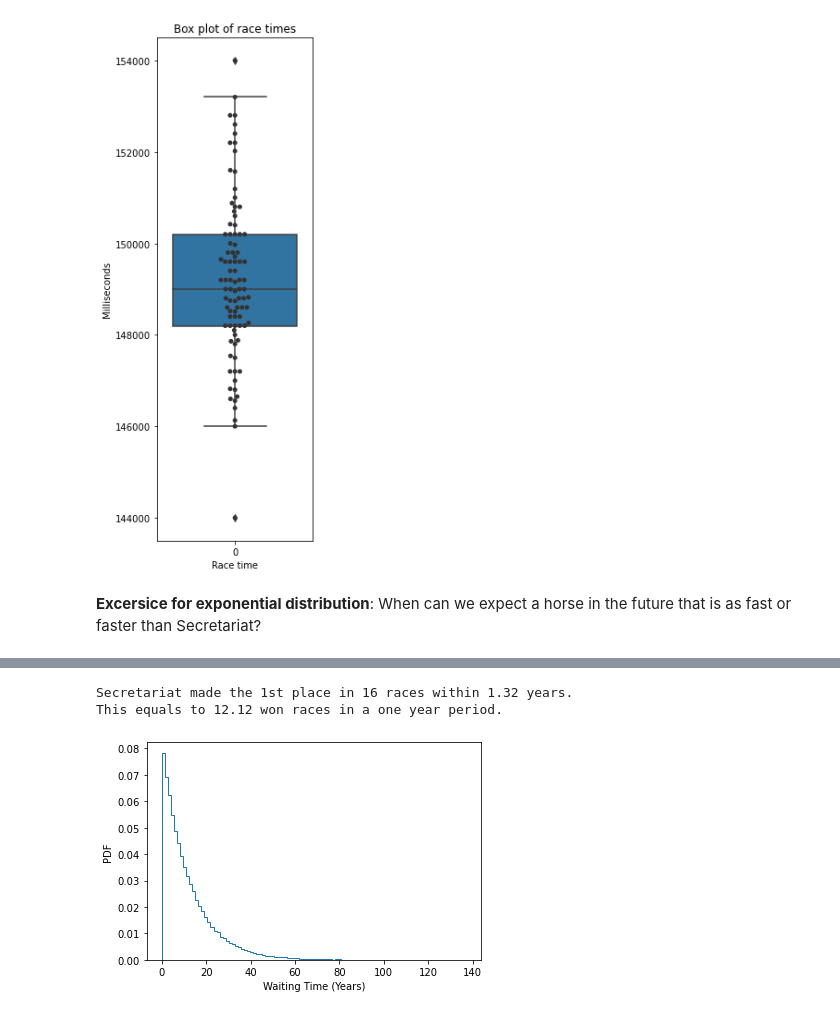
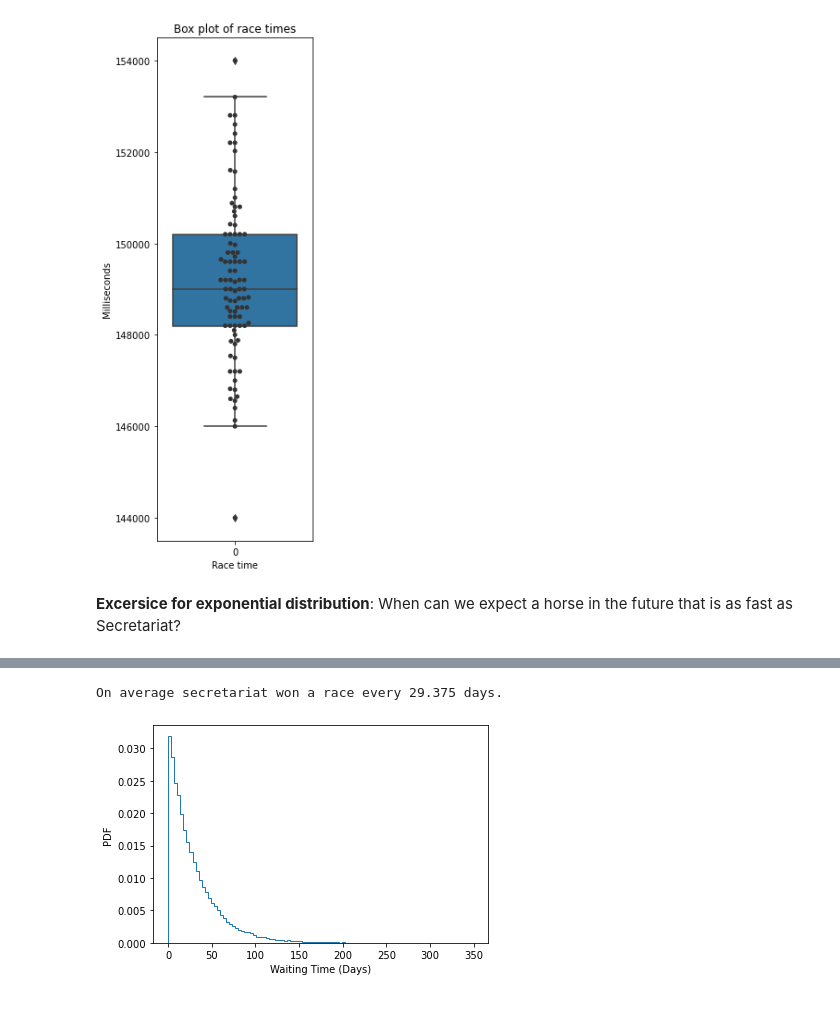
Before and after one commit to florianfrey1/vorlesung-data-science, a Jupyter notebook: belmont/belmont.ipynb, the cells around one changed output, grey strips where cells are left out. Drawn from its saved outputs; the diff is of its cells as text; code cells hidden in the pictures.

Commit message:
calculate mean between won races

```diff
--- a/belmont/belmont.ipynb
+++ b/belmont/belmont.ipynb
@@ -89,7 +89,7 @@ _ = ax.set_ylabel('Milliseconds')
 outliers: [144000.0, 154000.0]
 [figure]
 # %% [markdown]
-**Excersice for exponential distribution**: When can we expect a horse in the future that is as fast or faster than Secretariat?
+**Excersice for exponential distribution**: When can we expect a horse in the future that is as fast as Secretariat?
 # %%
 # Loading additional data with all the races that the horse secretariat has completed.
 # source: https://www.horseracingnation.com/horse/Secretariat
@@ -102,40 +102,51 @@ secretariat.head()
 | 2 | 09/29/1973 | Secretariat | 2nd | Bel | 1 1/2m | D | Woodward-G1 | 3+ | Prove Out | Secretariat | Cougar II | ... |
 | 3 | 09/15/1973 | Secretariat | 1st | Bel | 1 1/8 m | D | Marlboro Cup Invitational Handica... | 3+ | Secretariat | Riva Ridge | Cougar II | ... |
 | 4 | 08/04/1973 | Secretariat | 2nd | Sar | 1 1/8 m | D | Whitney-G2 | 3+ | Onion | Secretariat | Rule By Reason | ... |
-# %%
-# Get all 1st places of secretariat
-firstPlacesOfSecretariat = secretariat[secretariat["Fin"] == "1st"]
-
-# Format the date column
-secretariat["Date"] = pd.to_datetime(secretariat["Date"], format='%m/%d/%Y')
-
-# Calculate the time range of the 1st place wins
-timeRangeInYears = round((secretariat['Date'].max() - secretariat['Date'].min()) / np.timedelta64(1, 'Y'), 2)
-
-# Calculate the mean of won races per year
-wonRacesInOneYear = round(len(firstPlacesOfSecretariat) / timeRangeInYears, 2)
-
-# Output of the found values
-print(f'Secretariat made the 1st place in {len(firstPlacesOfSecretariat)} races within {timeRangeInYears} years.')
-print(f'This equals to {wonRacesInOneYear} won races in a one year period.')
-# %% [output]
-Secretariat made the 1st place in 16 races within 1.32 years.
-This equals to 12.12 won races in a one year period.
+# %%
+# Format the date column
+secretariat["Date"] = pd.to_datetime(secretariat["Date"], format='%m/%d/%Y')
+
+# Get all 1st places of secretariat
+firstPlacesOfSecretariat = secretariat[secretariat["Fin"] == "1st"]
+
+# Sort by date ascending
+firstPlacesOfSecretariat = firstPlacesOfSecretariat.sort_values(by="Date", ascending=True)
+
+# Reset index
+firstPlacesOfSecretariat = firstPlacesOfSecretariat.reset_index()
+
+# Create sum of days between races
+sumOfDaysBetweenRaces = 0
+
+# Sum up the time periods (days) between won races of secretariat
+for key, time in firstPlacesOfSecretariat['Date'].items():
+    if (key == 0):
+        continue
+
+    sumOfDaysBetweenRaces += (time - firstPlacesOfSecretariat['Date'][key - 1]).days
+
+# Calculate the mean of days between won races
+meanOfDaysBetweenRaces = sumOfDaysBetweenRaces / len(firstPlacesOfSecretariat)
+
+# Output of the found value
+print(f'On average secretariat won a race every {meanOfDaysBetweenRaces} days.')
+# %% [output]
+On average secretariat won a race every 29.375 days.
 # %%
 # Draw samples of waiting years
-waitingYears = np.random.exponential(wonRacesInOneYear, size=100000)
+waitingTimeInDays = np.random.exponential(meanOfDaysBetweenRaces, size=100000)
 
 # Make the histogram
-_ = plt.hist(waitingYears, bins=100, histtype='step', density=True)
+_ = plt.hist(waitingTimeInDays, bins=100, histtype='step', density=True)
 
 # Label axes
-_ = plt.xlabel('Waiting Time (Years)')
+_ = plt.xlabel('Waiting Time (Days)')
 _ = plt.ylabel('PDF')
 
 # Show the plot
 plt.show()
 # %% [output]
-[figure, old version]
+[figure, new version]
 # %%
 def cdf(df):
     """Cumulative distribution function."""
```
Also changed, not shown: parts of 1 cell of this notebook.
